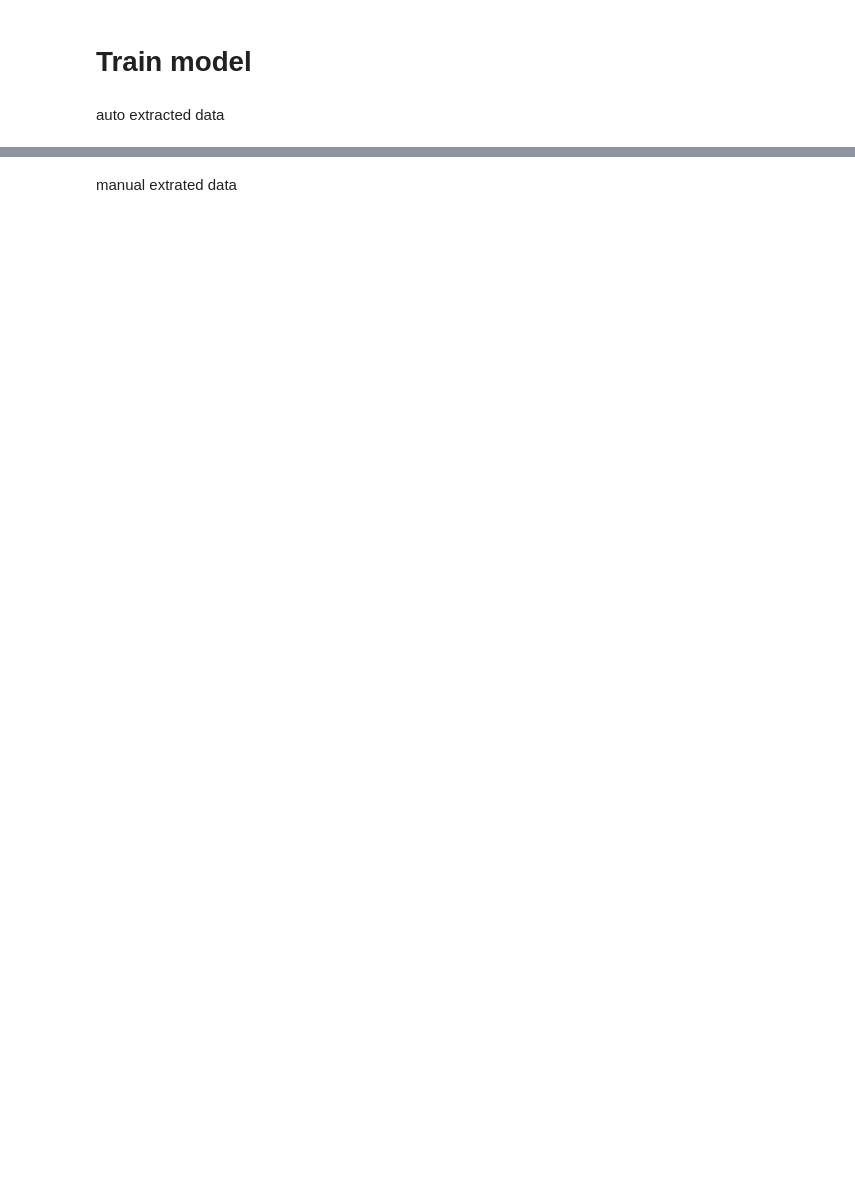
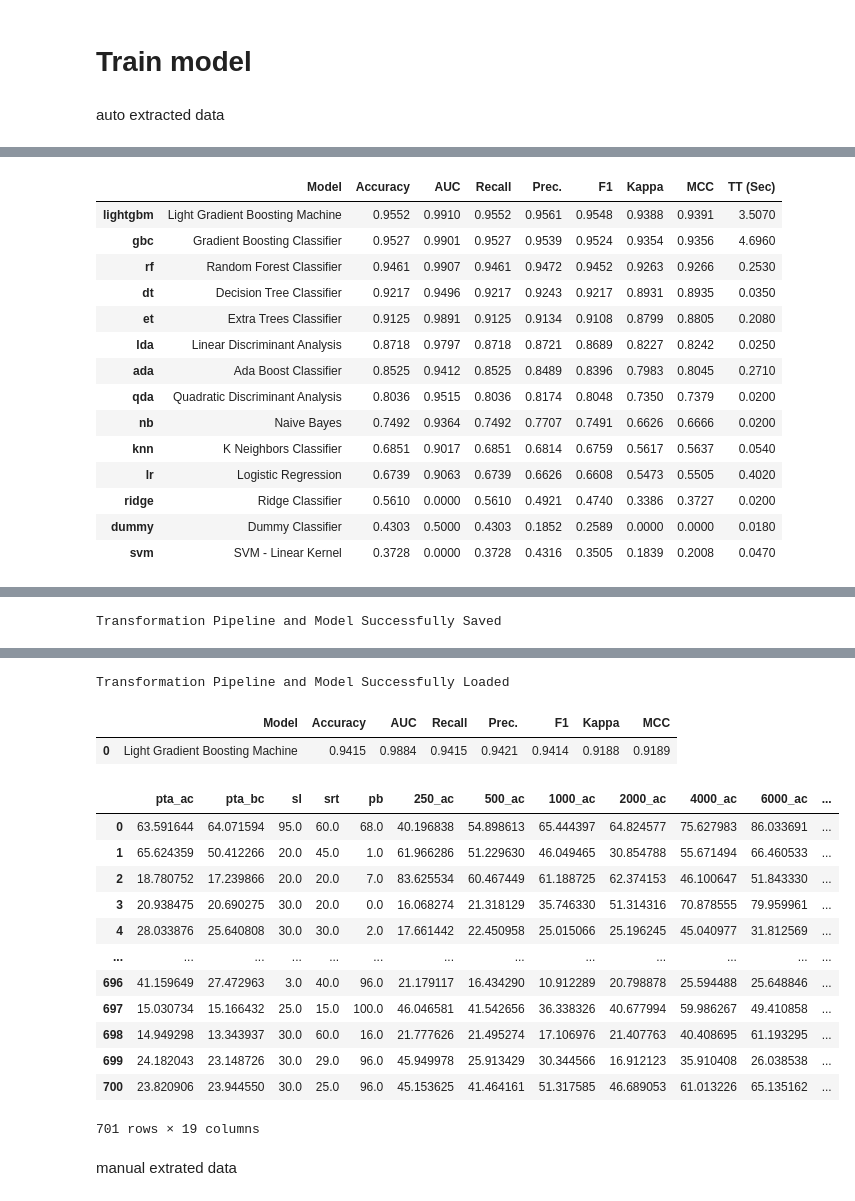
Before and after one commit to biodatlab/autoaudiogram, a Jupyter notebook: src/classification/train.ipynb, the cells around one changed output, grey strips where cells are left out. Saved outputs shown, nothing was run; the diff lists cells and outputs as text; code cells hidden in the pictures; blank space fills up the shorter version.

```diff
--- a/src/classification/train.ipynb
+++ b/src/classification/train.ipynb
@@ -81,0 +112,39 @@ Transformation Pipeline and Model Successfully Saved
+# %%
+# severity classificaiton
+# Load data
+data_path = 'data/train_extract.csv'
+# prepare data
+data = pd.read_csv(data_path, index_col=0).drop(['hearing_loss'], axis=1)
+label = ['Normal','Mild', 'Moderate', 'Moderately severe',  'Severe', 'Profound']
+data['severity'] = data['severity'].map(lambda x: label.index(x))
+
+# setup
+experiment_name = 'extract_severity'
+clf = setup(data=data, target='severity', use_gpu=True, session_id=123, experiment_name=experiment_name)
+best_auto = compare_models(n_select=5)
+
+# save model
+os.makedirs('models', exist_ok=True)
+save_path = os.path.join('models',experiment_name + '_model')
+save_model(best_auto[0], save_path)
+
+# evaluate model
+eval_dir = os.path.join('evaluate', experiment_name)
+os.makedirs(eval_dir,exist_ok=True)
+cf = plot_model(best_auto[0], plot='confusion_matrix', save=True)
+roc = plot_model(best_auto[0], save=True)
+feature_importance = plot_model(best_auto[0], plot='feature', save=True)
+
+# move evaluate files to evaluate folder
+shutil.move('Confusion Matrix.png', os.path.join(eval_dir, 'confusion_matrix.png'))
+shutil.move('AUC.png', os.path.join(eval_dir, 'roc.png'))
+shutil.move('Feature Importance.png', os.path.join(eval_dir, 'feature_importance.png'))
+
+# test on test set
+data_test_path = 'data/test_extract.csv'
+data_test = pd.read_csv(data_test_path, index_col=0).drop(['hearing_loss'], axis=1)
+data_test['severity'] = data_test['severity'].map(lambda x: label.index(x))
+
+model = load_model(save_path)
+predict_model(model, data=data_test)
+# %% [output]
@@ -81,0 +169,15 @@ Transformation Pipeline and Model Successfully Saved
+|  | Model | Accuracy | AUC | Recall | Prec. | F1 | Kappa | MCC | TT (Sec) |
+| lightgbm | Light Gradient Boosting Machine | 0.9552 | 0.9910 | 0.9552 | 0.9561 | 0.9548 | 0.9388 | 0.9391 | 3.5070 |
+| gbc | Gradient Boosting Classifier | 0.9527 | 0.9901 | 0.9527 | 0.9539 | 0.9524 | 0.9354 | 0.9356 | 4.6960 |
+| rf | Random Forest Classifier | 0.9461 | 0.9907 | 0.9461 | 0.9472 | 0.9452 | 0.9263 | 0.9266 | 0.2530 |
+| dt | Decision Tree Classifier | 0.9217 | 0.9496 | 0.9217 | 0.9243 | 0.9217 | 0.8931 | 0.8935 | 0.0350 |
+| et | Extra Trees Classifier | 0.9125 | 0.9891 | 0.9125 | 0.9134 | 0.9108 | 0.8799 | 0.8805 | 0.2080 |
+| lda | Linear Discriminant Analysis | 0.8718 | 0.9797 | 0.8718 | 0.8721 | 0.8689 | 0.8227 | 0.8242 | 0.0250 |
+| ada | Ada Boost Classifier | 0.8525 | 0.9412 | 0.8525 | 0.8489 | 0.8396 | 0.7983 | 0.8045 | 0.2710 |
+| qda | Quadratic Discriminant Analysis | 0.8036 | 0.9515 | 0.8036 | 0.8174 | 0.8048 | 0.7350 | 0.7379 | 0.0200 |
+| nb | Naive Bayes | 0.7492 | 0.9364 | 0.7492 | 0.7707 | 0.7491 | 0.6626 | 0.6666 | 0.0200 |
+| knn | K Neighbors Classifier | 0.6851 | 0.9017 | 0.6851 | 0.6814 | 0.6759 | 0.5617 | 0.5637 | 0.0540 |
+| lr | Logistic Regression | 0.6739 | 0.9063 | 0.6739 | 0.6626 | 0.6608 | 0.5473 | 0.5505 | 0.4020 |
+| ridge | Ridge Classifier | 0.5610 | 0.0000 | 0.5610 | 0.4921 | 0.4740 | 0.3386 | 0.3727 | 0.0200 |
+| dummy | Dummy Classifier | 0.4303 | 0.5000 | 0.4303 | 0.1852 | 0.2589 | 0.0000 | 0.0000 | 0.0180 |
+| svm | SVM - Linear Kernel | 0.3728 | 0.0000 | 0.3728 | 0.4316 | 0.3505 | 0.1839 | 0.2008 | 0.0470 |
@@ -81,0 +185 @@ Transformation Pipeline and Model Successfully Saved
+Transformation Pipeline and Model Successfully Saved
@@ -82,3 +189,19 @@ Transformation Pipeline and Model Successfully Saved
+Transformation Pipeline and Model Successfully Loaded
+|  | Model | Accuracy | AUC | Recall | Prec. | F1 | Kappa | MCC |
+| 0 | Light Gradient Boosting Machine | 0.9415 | 0.9884 | 0.9415 | 0.9421 | 0.9414 | 0.9188 | 0.9189 |
+|  | pta_ac | pta_bc | sl | srt | pb | 250_ac | 500_ac | 1000_ac | 2000_ac | 4000_ac | 6000_ac | ... |
+| 0 | 63.591644 | 64.071594 | 95.0 | 60.0 | 68.0 | 40.196838 | 54.898613 | 65.444397 | 64.824577 | 75.627983 | 86.033691 | ... |
+| 1 | 65.624359 | 50.412266 | 20.0 | 45.0 | 1.0 | 61.966286 | 51.229630 | 46.049465 | 30.854788 | 55.671494 | 66.460533 | ... |
+| 2 | 18.780752 | 17.239866 | 20.0 | 20.0 | 7.0 | 83.625534 | 60.467449 | 61.188725 | 62.374153 | 46.100647 | 51.843330 | ... |
+| 3 | 20.938475 | 20.690275 | 30.0 | 20.0 | 0.0 | 16.068274 | 21.318129 | 35.746330 | 51.314316 | 70.878555 | 79.959961 | ... |
+| 4 | 28.033876 | 25.640808 | 30.0 | 30.0 | 2.0 | 17.661442 | 22.450958 | 25.015066 | 25.196245 | 45.040977 | 31.812569 | ... |
+| ... | ... | ... | ... | ... | ... | ... | ... | ... | ... | ... | ... | ... |
+| 696 | 41.159649 | 27.472963 | 3.0 | 40.0 | 96.0 | 21.179117 | 16.434290 | 10.912289 | 20.798878 | 25.594488 | 25.648846 | ... |
+| 697 | 15.030734 | 15.166432 | 25.0 | 15.0 | 100.0 | 46.046581 | 41.542656 | 36.338326 | 40.677994 | 59.986267 | 49.410858 | ... |
+| 698 | 14.949298 | 13.343937 | 30.0 | 60.0 | 16.0 | 21.777626 | 21.495274 | 17.106976 | 21.407763 | 40.408695 | 61.193295 | ... |
+| 699 | 24.182043 | 23.148726 | 30.0 | 29.0 | 96.0 | 45.949978 | 25.913429 | 30.344566 | 16.912123 | 35.910408 | 26.038538 | ... |
+| 700 | 23.820906 | 23.944550 | 30.0 | 25.0 | 96.0 | 45.153625 | 41.464161 | 51.317585 | 46.689053 | 61.013226 | 65.135162 | ... |
+701 rows × 19 columns
 # %% [markdown]
 manual extrated data
 # %%
```
Also changed, not shown: parts of 8 cells of this notebook, 14 other files.
